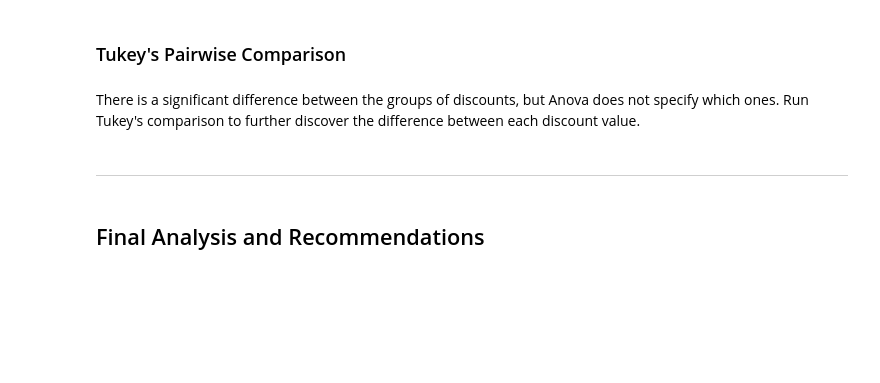
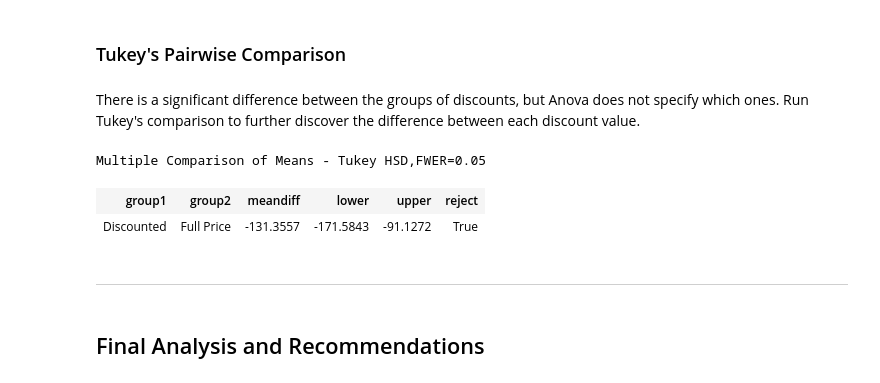
Before and after one commit to Sue-Mir/Module2_Project_Hypothesis_Testing, a Jupyter notebook: StudentHypothesisII.ipynb, the cells around one changed output. Cells and saved outputs as stored; diff of their text form; code cells hidden in the pictures; blank space fills up the shorter version.

```diff
--- a/StudentHypothesisII.ipynb
+++ b/StudentHypothesisII.ipynb
@@ -543,8 +552,12 @@ Anova does not specify which ones.  Run Tukey's comparison to further discover t
 between each discount value.
 # %%
 from statsmodels.stats.multicomp import pairwise_tukeyhsd
-tukeys = pairwise_tukeyhsd(df_data["Total Spent"], df_data["Discount"])
+tukeys = pairwise_tukeyhsd(df_data["data"], df_data["group"])
 tukeys.summary()
+# %% [output]
+Multiple Comparison of Means - Tukey HSD,FWER=0.05
+| group1 | group2 | meandiff | lower | upper | reject |
+| Discounted | Full Price | -131.3557 | -171.5843 | -91.1272 | True |
 # %% [markdown]
 ********************************
 # %% [markdown]
```
Also changed, not shown: parts of 6 cells of this notebook.
